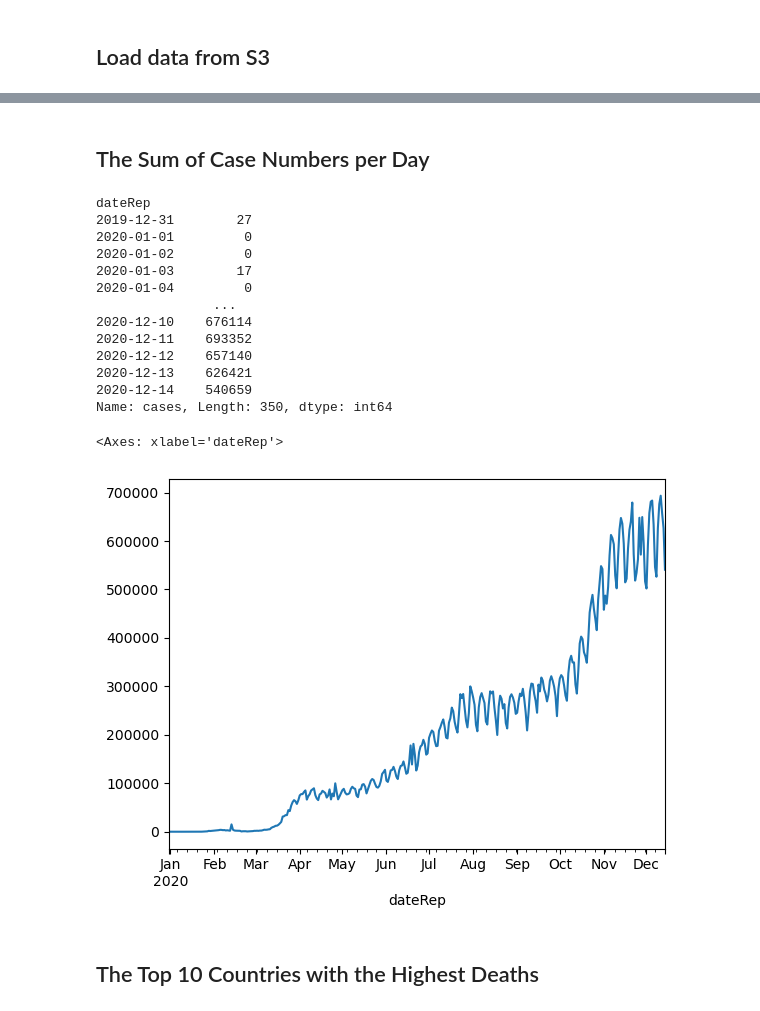
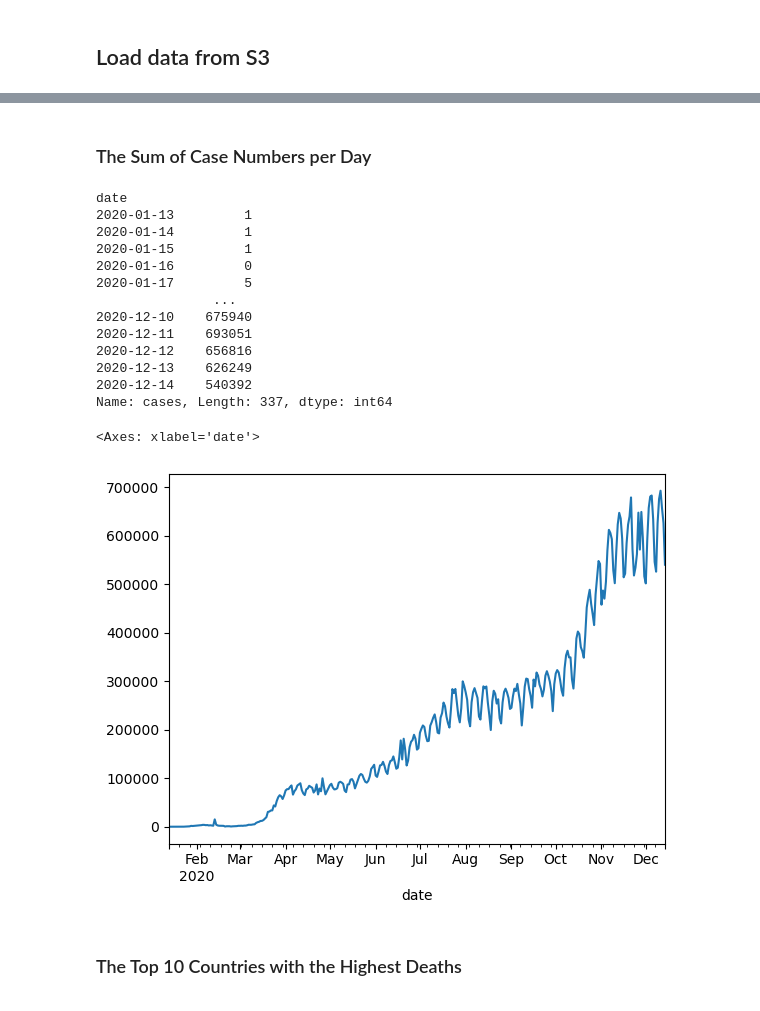
Before and after one commit to xbwei/Social-Data-Analytics-in-Cloud, a Jupyter notebook: COVID_19_Data_Analysis.ipynb, the cells around one changed output, grey strips where cells are left out. Saved outputs shown, nothing was run; the diff lists cells and outputs as text; code cells hidden in the pictures.

```diff
--- a/COVID_19_Data_Analysis.ipynb
+++ b/COVID_19_Data_Analysis.ipynb
@@ -26,0 +143,3 @@ update the current installation.
+# %%
+df = df.dropna() #drop null values
+df.isnull().sum()
@@ -26,0 +161,6 @@ update the current installation.
+# %%
+df = df[df['deaths']>=0] #drop rows where the death number is negative
+
+df = df[df['cases']>=0] #drop rows where the case number is negative
+
+df
@@ -26,0 +181,3 @@ update the current installation.
+# %%
+df = df[['country','cases','deaths','pop','cum','date']] # select specific columns
+df
@@ -27,27 +230,27 @@ update the current installation.
 # %% [markdown]
-## The Sum of Case Numbers per Day
+### The Sum of Case Numbers per Day
 # %%
-sum_death_by_date = df.groupby('dateRep')['cases'].sum() #aggregate the total case number per day
-sum_death_by_date[:] #show the result
+sum_cases_by_date = df.groupby('date')['cases'].sum() #aggregate the total case number per day
+sum_cases_by_date
 # %% [output]
-dateRep
-2019-12-31        27
-2020-01-01         0
-2020-01-02         0
-2020-01-03        17
-2020-01-04         0
+date
+2020-01-13         1
+2020-01-14         1
+2020-01-15         1
+2020-01-16         0
+2020-01-17         5
                ...
-2020-12-10    676114
-2020-12-11    693352
-2020-12-12    657140
-2020-12-13    626421
-2020-12-14    540659
-Name: cases, Length: 350, dtype: int64
+2020-12-10    675940
+2020-12-11    693051
+2020-12-12    656816
+2020-12-13    626249
+2020-12-14    540392
+Name: cases, Length: 337, dtype: int64
 # %%
-sum_death_by_date.plot() #use a line chart to show the result
+sum_cases_by_date.plot() #use a line chart to show the result
 # %% [output]
-<Axes: xlabel='dateRep'>
+<Axes: xlabel='date'>
-[figure, old version]
+[figure, new version]
 # %% [markdown]
-## The Top 10 Countries with the Highest Deaths
+### The Top 10 Countries with the Highest Deaths
 # %%
```
Also changed, not shown: parts of 24 cells of this notebook, 1 other file.
